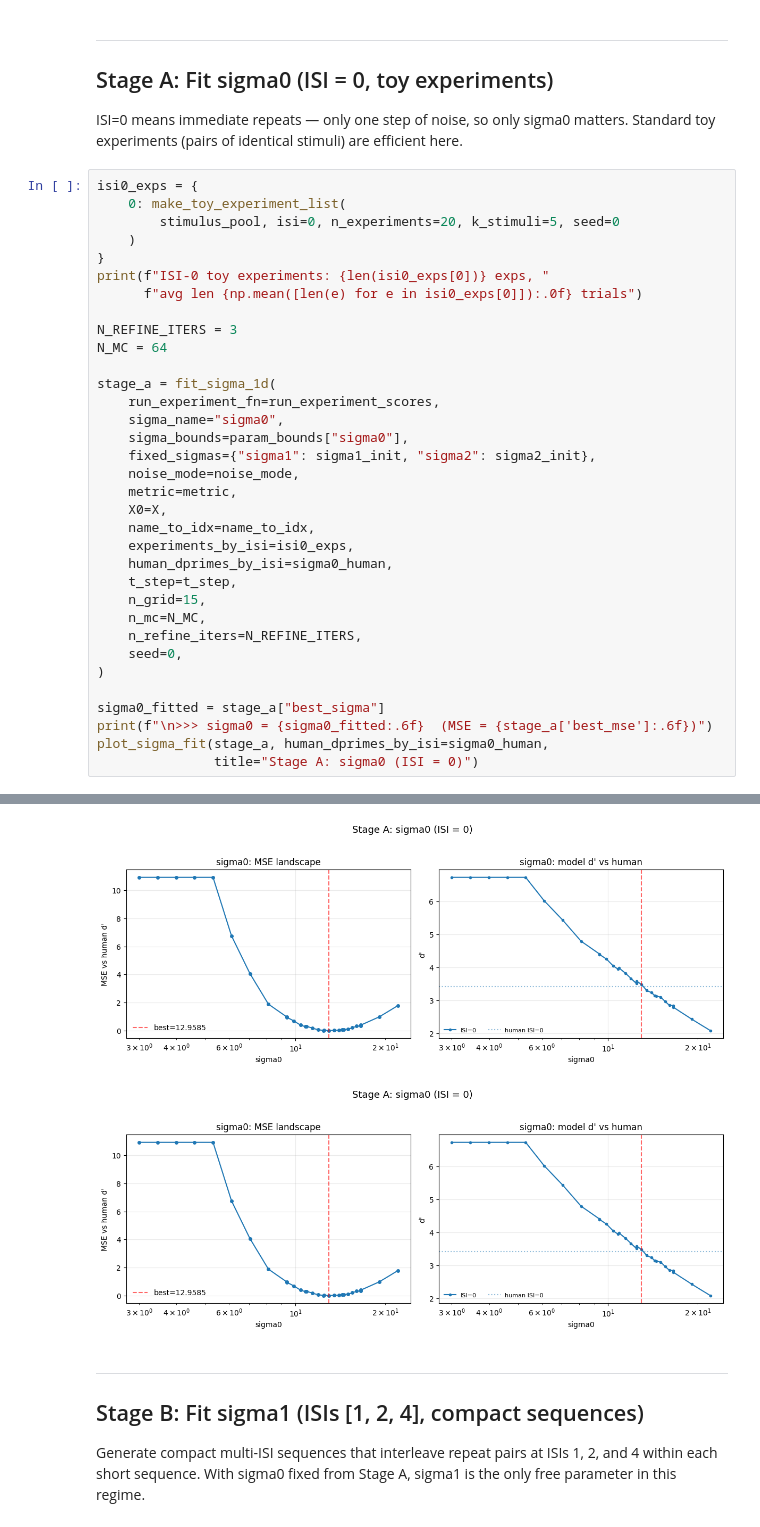
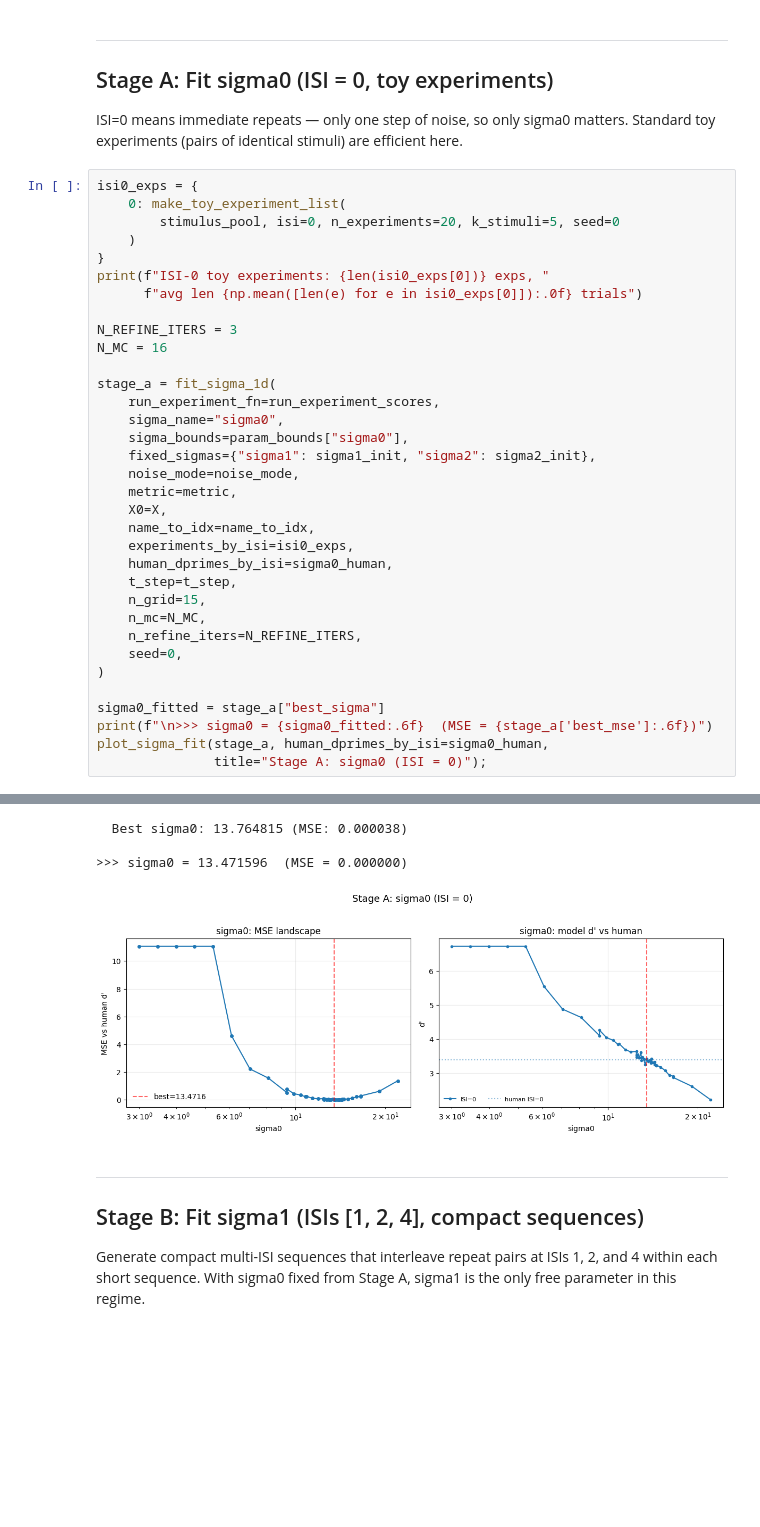
Before and after one commit to bjmedina/memory, a Jupyter notebook: notebooks/2026-02-26_three-stage-compact-fitting.ipynb, the cells around one changed output, grey strips where cells are left out. Drawn from its saved outputs; the diff is of its cells as text; blank space fills up the shorter version.

```diff
--- a/notebooks/2026-02-26_three-stage-compact-fitting.ipynb
+++ b/notebooks/2026-02-26_three-stage-compact-fitting.ipynb
@@ -262,7 +262,7 @@ print(f"ISI-0 toy experiments: {len(isi0_exps[0])} exps, "
       f"avg len {np.mean([len(e) for e in isi0_exps[0]]):.0f} trials")
 
 N_REFINE_ITERS = 3
-N_MC = 64
+N_MC = 16
 
 stage_a = fit_sigma_1d(
     run_experiment_fn=run_experiment_scores,
@@ -285,5 +285,5 @@ stage_a = fit_sigma_1d(
 sigma0_fitted = stage_a["best_sigma"]
 print(f"\n>>> sigma0 = {sigma0_fitted:.6f}  (MSE = {stage_a['best_mse']:.6f})")
 plot_sigma_fit(stage_a, human_dprimes_by_isi=sigma0_human,
-               title="Stage A: sigma0 (ISI = 0)")
+               title="Stage A: sigma0 (ISI = 0)");
 # %% [output]
@@ -301,5 +302,7 @@ ISI-0 toy experiments: 20 exps, avg len 20 trials
+  Best sigma0: 13.764815 (MSE: 0.000038)
+
+>>> sigma0 = 13.471596  (MSE = 0.000000)
-[figure, old version]
+[figure, new version]
-[figure, removed]
 # %% [markdown]
 ---
 ## Stage B: Fit sigma1 (ISIs [1, 2, 4], compact sequences)
```
Also changed, not shown: parts of 8 cells of this notebook, 3 other files.
